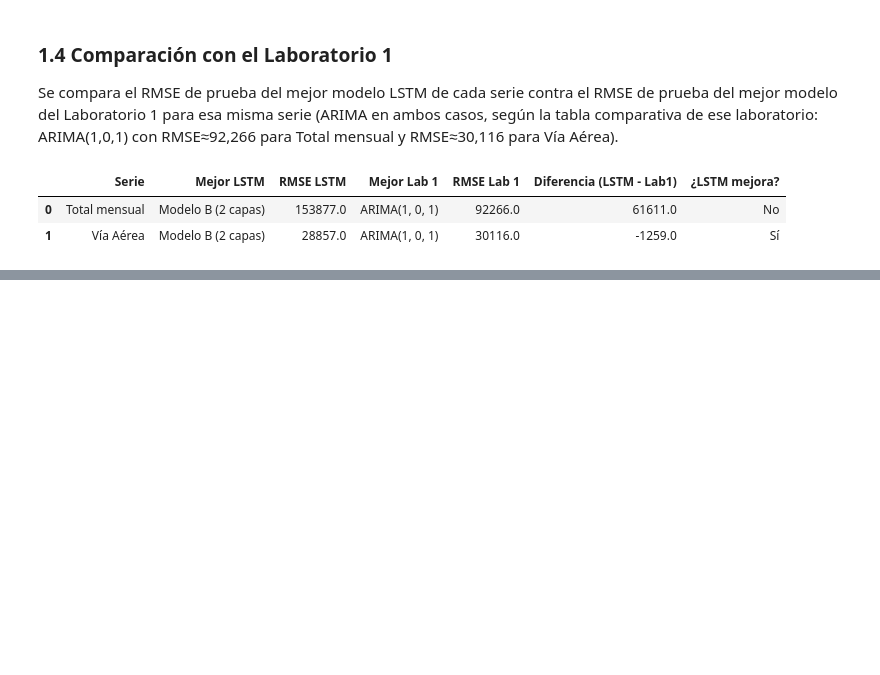
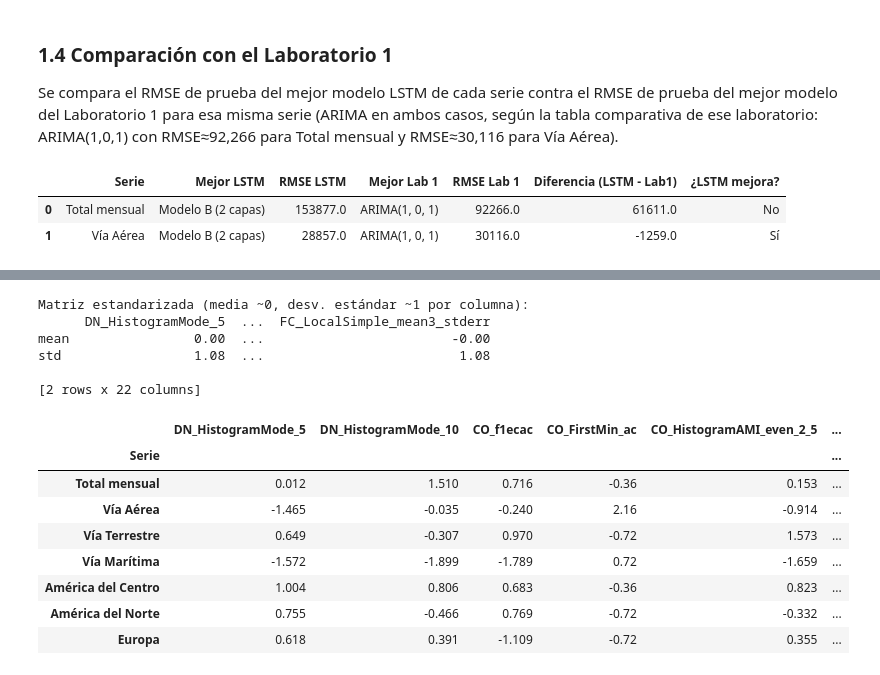
Before and after one commit to Ikeel04/Labs-DS, a Jupyter notebook: Lab2/Laboratorio2_LSTM.ipynb, the cells around one changed output, grey strips where cells are left out. Drawn from its saved outputs; the diff is of its cells as text; code cells hidden in the pictures; blank space fills up the shorter version.

```diff
--- a/Lab2/Laboratorio2_LSTM.ipynb
+++ b/Lab2/Laboratorio2_LSTM.ipynb
@@ -493,0 +569,29 @@ En ambos casos (selección entre modelos LSTM y comparación contra el Laborator
+# %%
+from sklearn.preprocessing import StandardScaler
+
+scaler_catch22 = StandardScaler()
+catch22_std = pd.DataFrame(
+    scaler_catch22.fit_transform(catch22_df),
+    index=catch22_df.index,
+    columns=catch22_df.columns,
+)
+
+print("Matriz estandarizada (media ~0, desv. estándar ~1 por columna):")
+print(catch22_std.describe().loc[["mean", "std"]].round(2))
+catch22_std
+# %% [output]
+Matriz estandarizada (media ~0, desv. estándar ~1 por columna):
+      DN_HistogramMode_5  ...  FC_LocalSimple_mean3_stderr
+mean                0.00  ...                        -0.00
+std                 1.08  ...                         1.08
+
+[2 rows x 22 columns]
+|  | DN_HistogramMode_5 | DN_HistogramMode_10 | CO_f1ecac | CO_FirstMin_ac | CO_HistogramAMI_even_2_5 | ... |
+| Serie |  |  |  |  |  | ... |
+| Total mensual | 0.012 | 1.510 | 0.716 | -0.36 | 0.153 | ... |
+| Vía Aérea | -1.465 | -0.035 | -0.240 | 2.16 | -0.914 | ... |
+| Vía Terrestre | 0.649 | -0.307 | 0.970 | -0.72 | 1.573 | ... |
+| Vía Marítima | -1.572 | -1.899 | -1.789 | 0.72 | -1.659 | ... |
+| América del Centro | 1.004 | 0.806 | 0.683 | -0.36 | 0.823 | ... |
+| América del Norte | 0.755 | -0.466 | 0.769 | -0.72 | -0.332 | ... |
+| Europa | 0.618 | 0.391 | -1.109 | -0.72 | 0.355 | ... |
```
Also changed, not shown: parts of 6 cells of this notebook.
